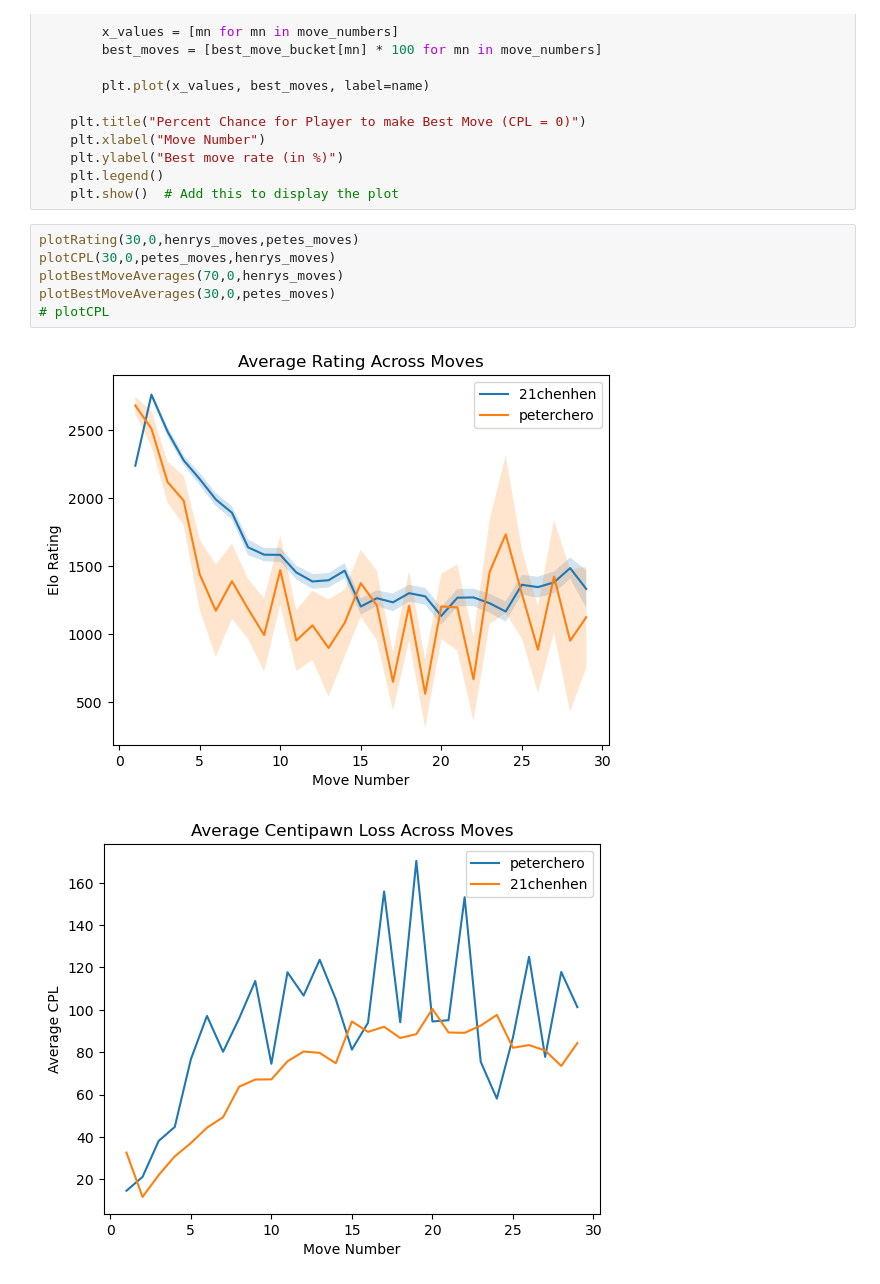
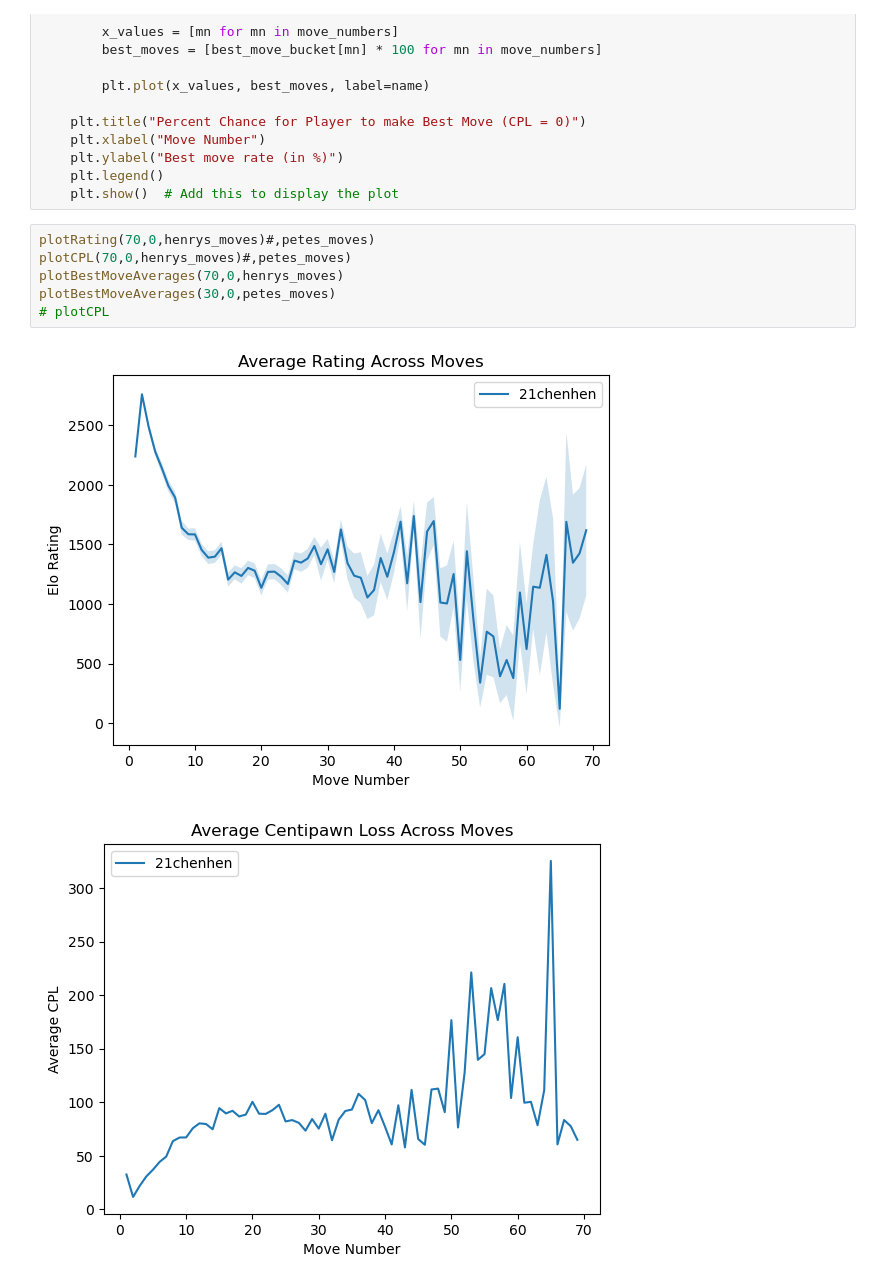
Before and after one commit to peroux/chess_bots, a Jupyter notebook: analysis/analysis.ipynb, the cells around one changed output. Cells and saved outputs as stored; diff of their text form.

```diff
--- a/analysis/analysis.ipynb
+++ b/analysis/analysis.ipynb
@@ -325,13 +340,13 @@ def plotBestMoveAverages(move_lim=None, min_move_thresh=None, *args):
     plt.legend()
     plt.show()  # Add this to display the plot
 # %%
-plotRating(30,0,henrys_moves,petes_moves)
-plotCPL(30,0,petes_moves,henrys_moves)
+plotRating(70,0,henrys_moves)#,petes_moves)
+plotCPL(70,0,henrys_moves)#,petes_moves)
 plotBestMoveAverages(70,0,henrys_moves)
 plotBestMoveAverages(30,0,petes_moves)
 # plotCPL
 # %% [output]
-[figure, old version]
+[figure, new version]
-[figure, old version]
+[figure, new version]
 [figure]
 [figure]
```
Also changed, not shown: parts of 1 cell of this notebook, 16 other files.
